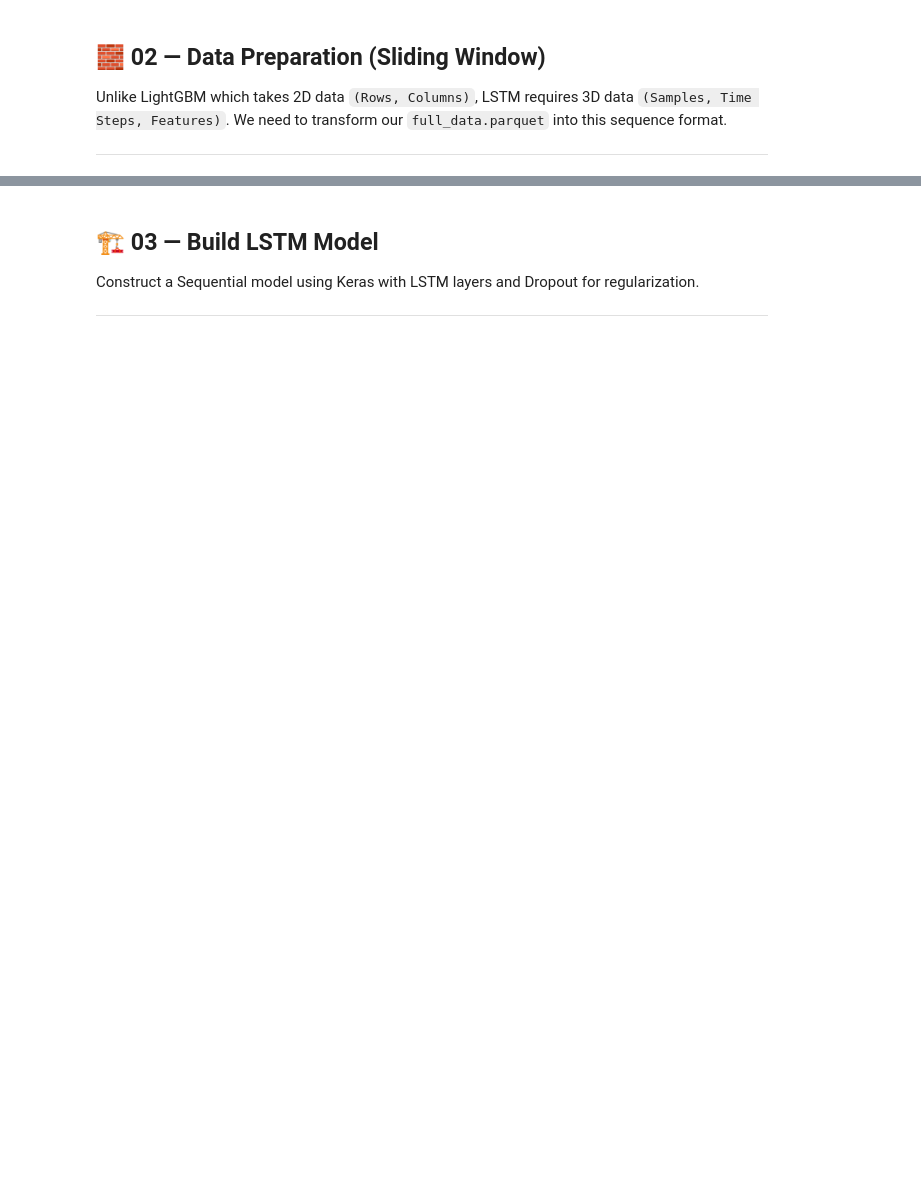
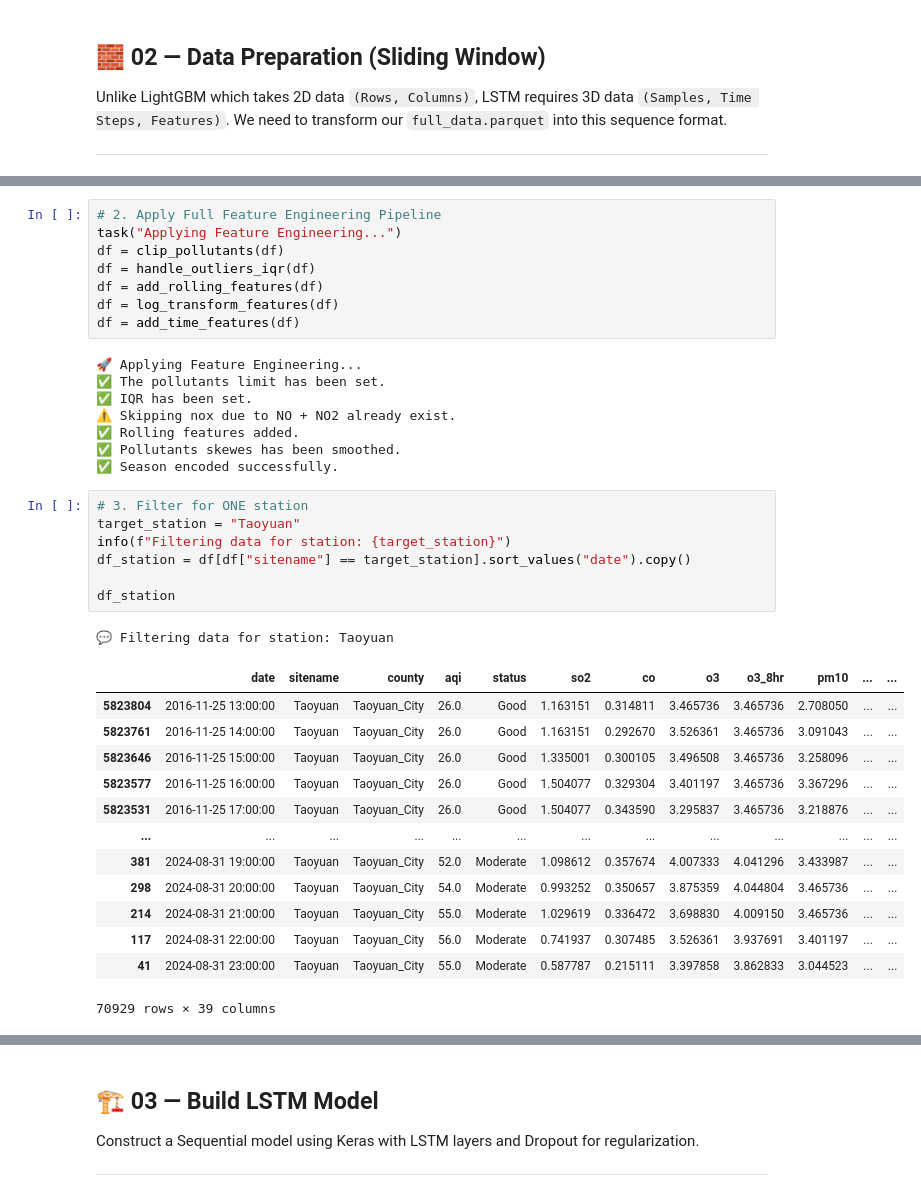
Before and after one commit to chgwyellow/air_pollution_analysis, a Jupyter notebook: notebook/10_time_series_lstm.ipynb, the cells around one changed output, grey strips where cells are left out. Cells and saved outputs as stored; diff of their text form; blank space fills up the shorter version.

```diff
--- a/notebook/10_time_series_lstm.ipynb
+++ b/notebook/10_time_series_lstm.ipynb
@@ -24,0 +73,38 @@ We need to transform our `full_data.parquet` into this sequence format.
+# %%
+# 2. Apply Full Feature Engineering Pipeline
+task("Applying Feature Engineering...")
+df = clip_pollutants(df)
+df = handle_outliers_iqr(df)
+df = add_rolling_features(df)
+df = log_transform_features(df)
+df = add_time_features(df)
+# %% [output]
+🚀 Applying Feature Engineering...
+✅ The pollutants limit has been set.
+✅ IQR has been set.
+⚠️ Skipping nox due to NO + NO2 already exist.
+✅ Rolling features added.
+✅ Pollutants skewes has been smoothed.
+✅ Season encoded successfully.
+# %%
+# 3. Filter for ONE station
+target_station = "Taoyuan"
+info(f"Filtering data for station: {target_station}")
+df_station = df[df["sitename"] == target_station].sort_values("date").copy()
+
+df_station
+# %% [output]
+💬 Filtering data for station: Taoyuan
+|  | date | sitename | county | aqi | status | so2 | co | o3 | o3_8hr | pm10 | ... | ... |
+| 5823804 | 2016-11-25 13:00:00 | Taoyuan | Taoyuan_City | 26.0 | Good | 1.163151 | 0.314811 | 3.465736 | 3.465736 | 2.708050 | ... | ... |
+| 5823761 | 2016-11-25 14:00:00 | Taoyuan | Taoyuan_City | 26.0 | Good | 1.163151 | 0.292670 | 3.526361 | 3.465736 | 3.091043 | ... | ... |
+| 5823646 | 2016-11-25 15:00:00 | Taoyuan | Taoyuan_City | 26.0 | Good | 1.335001 | 0.300105 | 3.496508 | 3.465736 | 3.258096 | ... | ... |
+| 5823577 | 2016-11-25 16:00:00 | Taoyuan | Taoyuan_City | 26.0 | Good | 1.504077 | 0.329304 | 3.401197 | 3.465736 | 3.367296 | ... | ... |
+| 5823531 | 2016-11-25 17:00:00 | Taoyuan | Taoyuan_City | 26.0 | Good | 1.504077 | 0.343590 | 3.295837 | 3.465736 | 3.218876 | ... | ... |
+| ... | ... | ... | ... | ... | ... | ... | ... | ... | ... | ... | ... | ... |
+| 381 | 2024-08-31 19:00:00 | Taoyuan | Taoyuan_City | 52.0 | Moderate | 1.098612 | 0.357674 | 4.007333 | 4.041296 | 3.433987 | ... | ... |
+| 298 | 2024-08-31 20:00:00 | Taoyuan | Taoyuan_City | 54.0 | Moderate | 0.993252 | 0.350657 | 3.875359 | 4.044804 | 3.465736 | ... | ... |
+| 214 | 2024-08-31 21:00:00 | Taoyuan | Taoyuan_City | 55.0 | Moderate | 1.029619 | 0.336472 | 3.698830 | 4.009150 | 3.465736 | ... | ... |
+| 117 | 2024-08-31 22:00:00 | Taoyuan | Taoyuan_City | 56.0 | Moderate | 0.741937 | 0.307485 | 3.526361 | 3.937691 | 3.401197 | ... | ... |
+| 41 | 2024-08-31 23:00:00 | Taoyuan | Taoyuan_City | 55.0 | Moderate | 0.587787 | 0.215111 | 3.397858 | 3.862833 | 3.044523 | ... | ... |
+70929 rows × 39 columns
```
Also changed, not shown: parts of 8 cells of this notebook.
